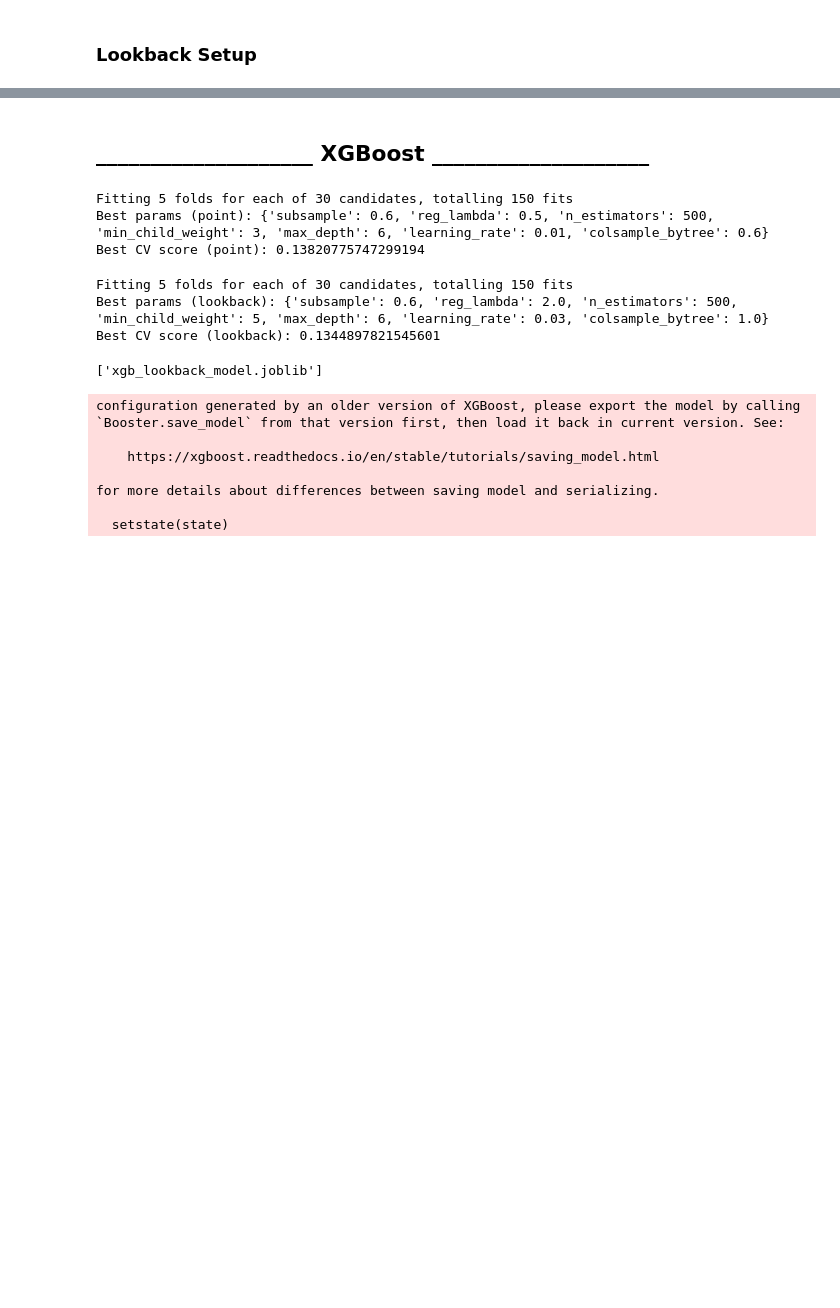
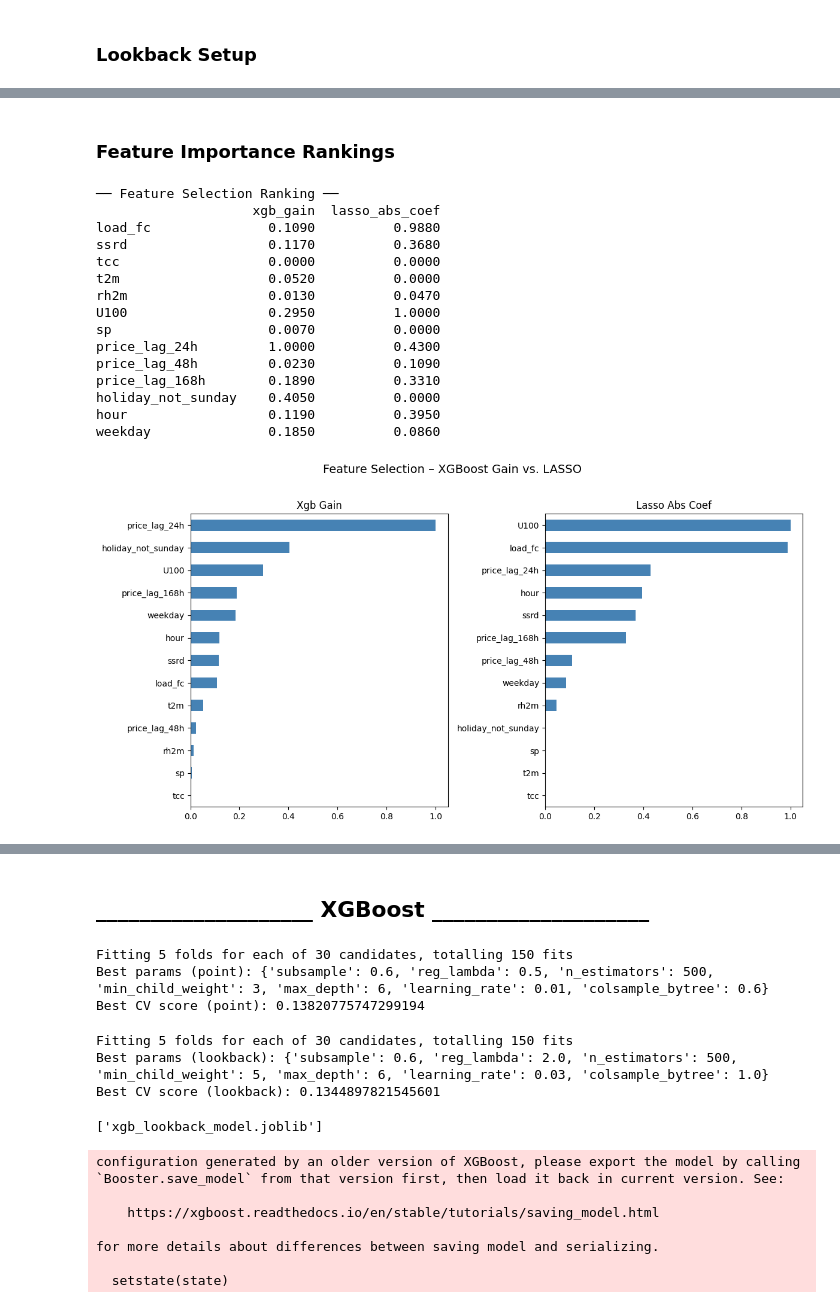
Before and after one commit to ds24m048/masters-thesis, a Jupyter notebook: price-forecast.ipynb, the cells around one changed output, grey strips where cells are left out. Saved outputs shown, nothing was run; the diff lists cells and outputs as text; code cells hidden in the pictures; blank space fills up the shorter version.

```diff
--- a/price-forecast.ipynb
+++ b/price-forecast.ipynb
@@ -495,0 +365,80 @@ display(pd.DataFrame([
+# %% [markdown]
+### Feature Importance Rankings
+# %%
+# ── Feature Selection: Embedded & Wrapper Methods ──────────────────────────
+from sklearn.linear_model import LassoCV
+from xgboost import XGBRegressor
+
+# ── Zyklische Feature-Gruppen ──
+cyclic_pairs = {
+    "hour":    ["hour_sin", "hour_cos"],
+    "weekday": ["weekday_sin", "weekday_cos"],
+}
+single_features = [f for f in FEATURE_COLS if not any(f in pair for pair in cyclic_pairs.values())]
+display_names = single_features + list(cyclic_pairs.keys())
+
+col_idx = {f: i for i, f in enumerate(FEATURE_COLS)}
+
+
+# ── 1) XGBoost Feature Importance (gain) ──
+xgb_fs = XGBRegressor(random_state=1904, n_jobs=-1)
+xgb_fs.fit(X_train_point, y_train_point)
+
+raw_xgb = pd.Series(xgb_fs.feature_importances_, index=FEATURE_COLS)
+xgb_importance = pd.Series(dtype=float, name="xgb_gain")
+for f in single_features:
+    xgb_importance[f] = raw_xgb[f]
+for name, cols in cyclic_pairs.items():
+    xgb_importance[name] = np.sqrt((raw_xgb[cols] ** 2).sum())
+
+
+# ── 2) LASSO (L1-Regularisierung) ──
+lasso = LassoCV(cv=TimeSeriesSplit(n_splits=5), random_state=1904, n_jobs=-1)
+lasso.fit(X_train_point, y_train_point)
+
+raw_lasso = pd.Series(np.abs(lasso.coef_), index=FEATURE_COLS)
+lasso_coefs = pd.Series(dtype=float, name="lasso_abs_coef")
+for f in single_features:
+    lasso_coefs[f] = raw_lasso[f]
+for name, cols in cyclic_pairs.items():
+    lasso_coefs[name] = np.sqrt((raw_lasso[cols] ** 2).sum())
+
+
+# ── Ranking ──────────────────────────────────────────────────
+fs_results = pd.DataFrame({
+    "xgb_gain":       xgb_importance,
+    "lasso_abs_coef": lasso_coefs,
+}, index=display_names)
+
+fs_norm = fs_results.apply(lambda col: (col - col.min()) / (col.max() - col.min()))
+
+print("\n── Feature Selection Ranking ──")
+print(fs_norm.round(3).to_string())
+
+# ── Visualisierung ──
+fig, axes = plt.subplots(1, 2, figsize=(12, 6))
+for ax, col in zip(axes, fs_norm.columns):
+    fs_norm[col].sort_values().plot.barh(ax=ax, color="steelblue")
+    ax.set_title(col.replace("_", " ").title())
+    ax.set_xlim(0, 1.05)
+axes[0].set_ylabel("")
+fig.suptitle("Feature Selection – XGBoost Gain vs. LASSO", fontsize=14, y=1.02)
+plt.tight_layout()
+plt.show()
+# %% [output]
+── Feature Selection Ranking ──
+                    xgb_gain  lasso_abs_coef
+load_fc               0.1090          0.9880
+ssrd                  0.1170          0.3680
+tcc                   0.0000          0.0000
+t2m                   0.0520          0.0000
+rh2m                  0.0130          0.0470
+U100                  0.2950          1.0000
+sp                    0.0070          0.0000
+price_lag_24h         1.0000          0.4300
+price_lag_48h         0.0230          0.1090
+price_lag_168h        0.1890          0.3310
+holiday_not_sunday    0.4050          0.0000
+hour                  0.1190          0.3950
+weekday               0.1850          0.0860
+[figure, added]
```
Also changed, not shown: parts of 38 cells of this notebook.
